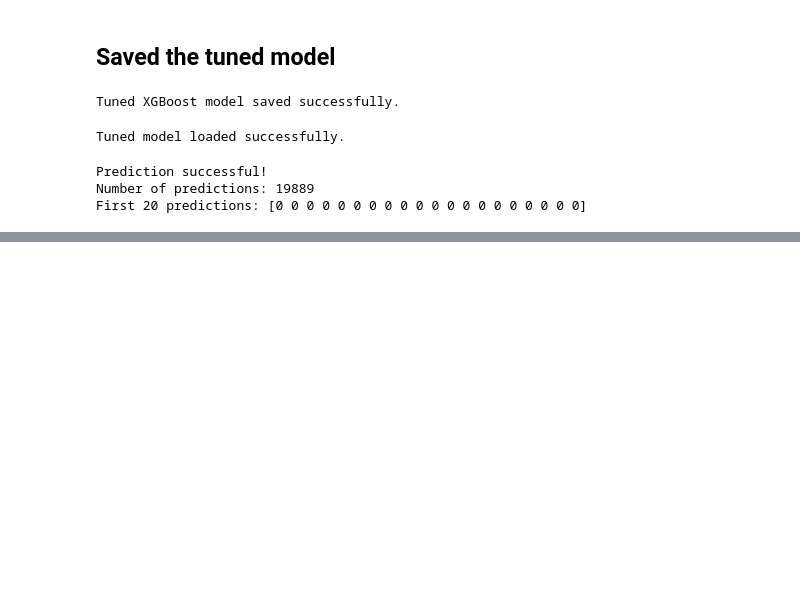
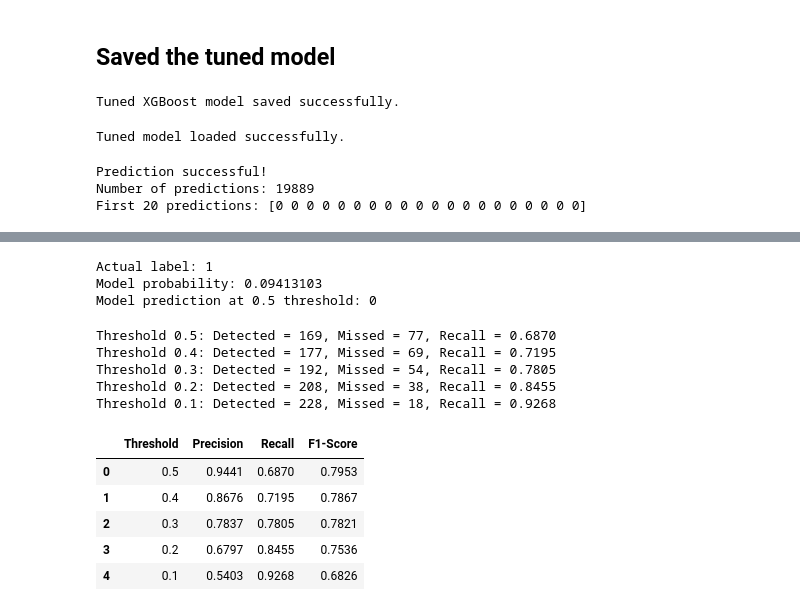
Before and after one commit to MohitSr2005/revive-pay, a Jupyter notebook: notebooks/02_ml_modeling.ipynb, the cells around one changed output, grey strips where cells are left out. Drawn from its saved outputs; the diff is of its cells as text; code cells hidden in the pictures; blank space fills up the shorter version.

```diff
--- a/notebooks/02_ml_modeling.ipynb
+++ b/notebooks/02_ml_modeling.ipynb
@@ -654,0 +772,66 @@ First 20 predictions: [0 0 0 0 0 0 0 0 0 0 0 0 0 0 0 0 0 0 0 0]
+# %%
+# Check what the tuned model predicts for this actual recovery case
+
+positive_probability = tuned_model.predict_proba(
+    positive_case.to_frame().T
+)[:, 1][0]
+
+positive_prediction = tuned_model.predict(
+    positive_case.to_frame().T
+)[0]
+
+print("Actual label:", y_test.loc[case_index])
+print("Model probability:", positive_probability)
+print("Model prediction at 0.5 threshold:", positive_prediction)
+# %% [output]
+Actual label: 1
+Model probability: 0.09413103
+Model prediction at 0.5 threshold: 0
+# %%
+thresholds = [0.5, 0.4, 0.3, 0.2, 0.1]
+
+positive_probs = y_prob_tuned[y_test == 1]
+
+for threshold in thresholds:
+    detected = (positive_probs >= threshold).sum()
+    missed = (positive_probs < threshold).sum()
+
+    print(
+        f"Threshold {threshold}: "
+        f"Detected = {detected}, "
+        f"Missed = {missed}, "
+        f"Recall = {detected / len(positive_probs):.4f}"
+    )
+# %% [output]
+Threshold 0.5: Detected = 169, Missed = 77, Recall = 0.6870
+Threshold 0.4: Detected = 177, Missed = 69, Recall = 0.7195
+Threshold 0.3: Detected = 192, Missed = 54, Recall = 0.7805
+Threshold 0.2: Detected = 208, Missed = 38, Recall = 0.8455
+Threshold 0.1: Detected = 228, Missed = 18, Recall = 0.9268
+# %%
+from sklearn.metrics import precision_score, recall_score, f1_score
+
+thresholds = [0.5, 0.4, 0.3, 0.2, 0.1]
+
+threshold_results = []
+
+for threshold in thresholds:
+    y_pred_threshold = (y_prob_tuned >= threshold).astype(int)
+
+    threshold_results.append({
+        "Threshold": threshold,
+        "Precision": precision_score(y_test, y_pred_threshold),
+        "Recall": recall_score(y_test, y_pred_threshold),
+        "F1-Score": f1_score(y_test, y_pred_threshold)
+    })
+
+threshold_df = pd.DataFrame(threshold_results)
+
+threshold_df.round(4)
+# %% [output]
+|  | Threshold | Precision | Recall | F1-Score |
+| 0 | 0.5 | 0.9441 | 0.6870 | 0.7953 |
+| 1 | 0.4 | 0.8676 | 0.7195 | 0.7867 |
+| 2 | 0.3 | 0.7837 | 0.7805 | 0.7821 |
+| 3 | 0.2 | 0.6797 | 0.8455 | 0.7536 |
+| 4 | 0.1 | 0.5403 | 0.9268 | 0.6826 |
```
Also changed, not shown: parts of 14 cells of this notebook, 2 other files.
